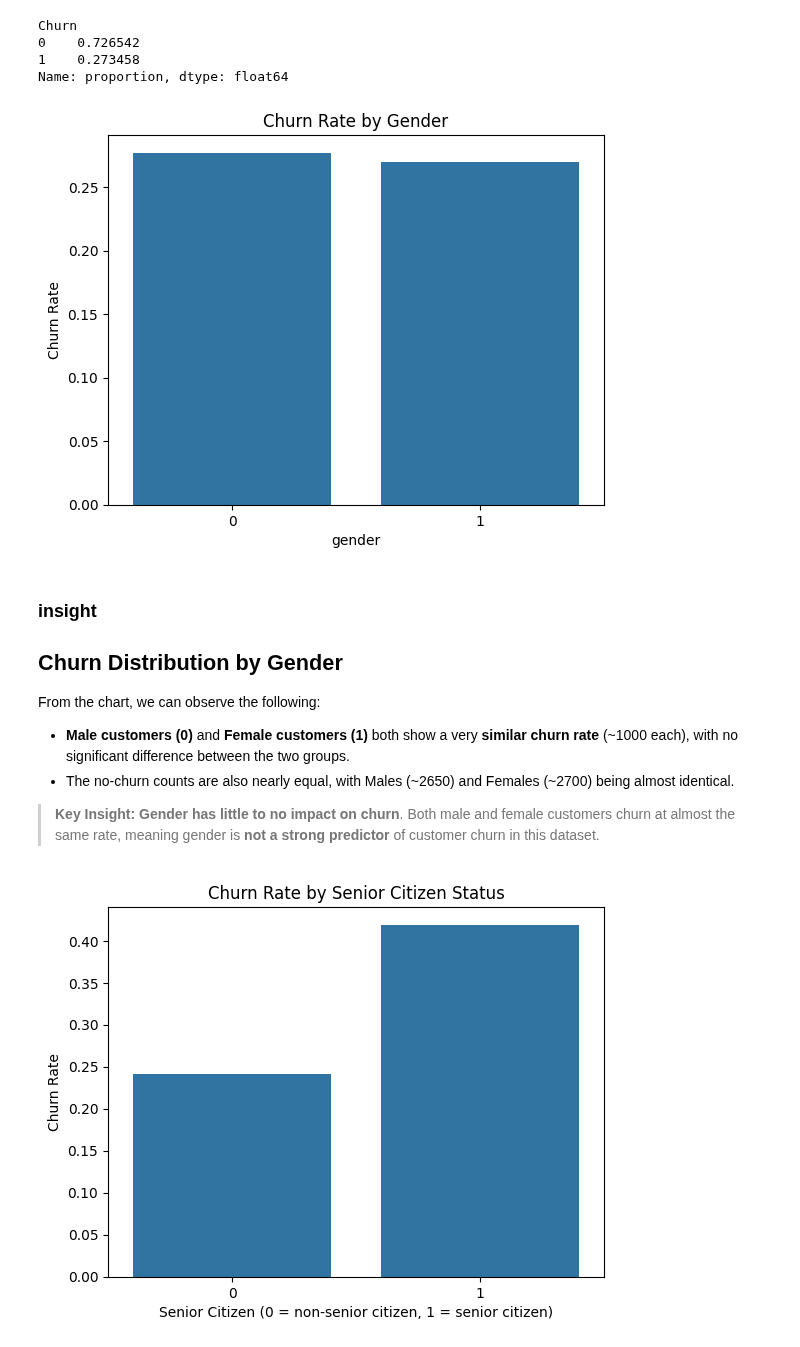
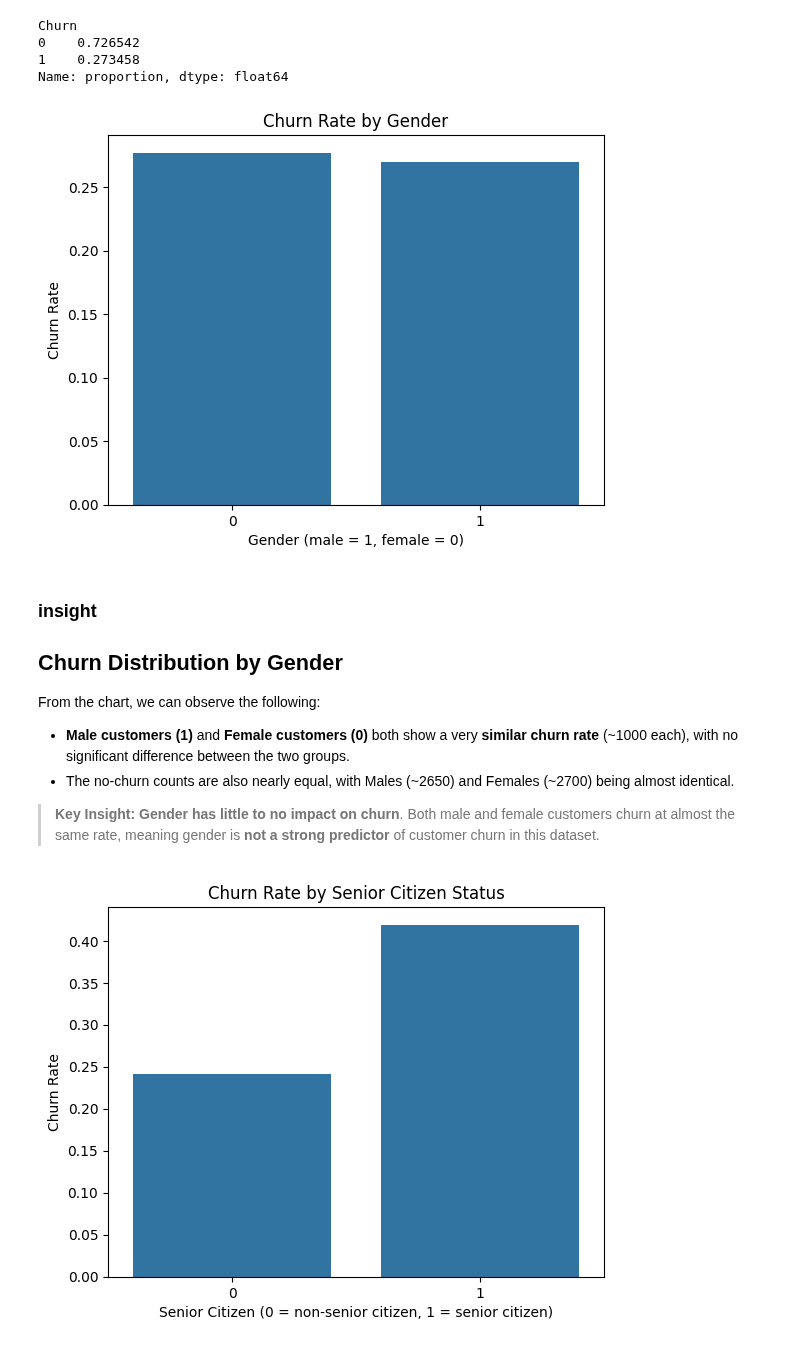
Before and after one commit to JaiswarYash/Customer-Churn-Prediction, a Jupyter notebook: notebook/02_Data_exploration.ipynb, the cells around one changed output. Drawn from its saved outputs; the diff is of its cells as text; code cells hidden in the pictures.

```diff
--- a/notebook/02_Data_exploration.ipynb
+++ b/notebook/02_Data_exploration.ipynb
@@ -87,24 +87,25 @@ Name: proportion, dtype: float64
 # %%
 # # 01. churn distribution by genrder
 churn_rate = (
     df.groupby('gender')['Churn']
       .mean()
       .reset_index()
 )
 
 sns.barplot(data=churn_rate, x='gender', y='Churn')
 plt.ylabel("Churn Rate")
+plt.xlabel("Gender (male = 1, female = 0)")
 plt.title("Churn Rate by Gender")
 plt.show()
 # %% [output]
-[figure, old version]
+[figure, new version]
 # %% [markdown]
 ### insight
 ## Churn Distribution by Gender
 
 From the chart, we can observe the following:
 
-- **Male customers (0)** and **Female customers (1)** both show a very
+- **Male customers (1)** and **Female customers (0)** both show a very
   **similar churn rate** (~1000 each), with no significant difference
   between the two groups.
 - The no-churn counts are also nearly equal, with Males (~2650) and
```
Also changed, not shown: parts of 6 cells of this notebook.
